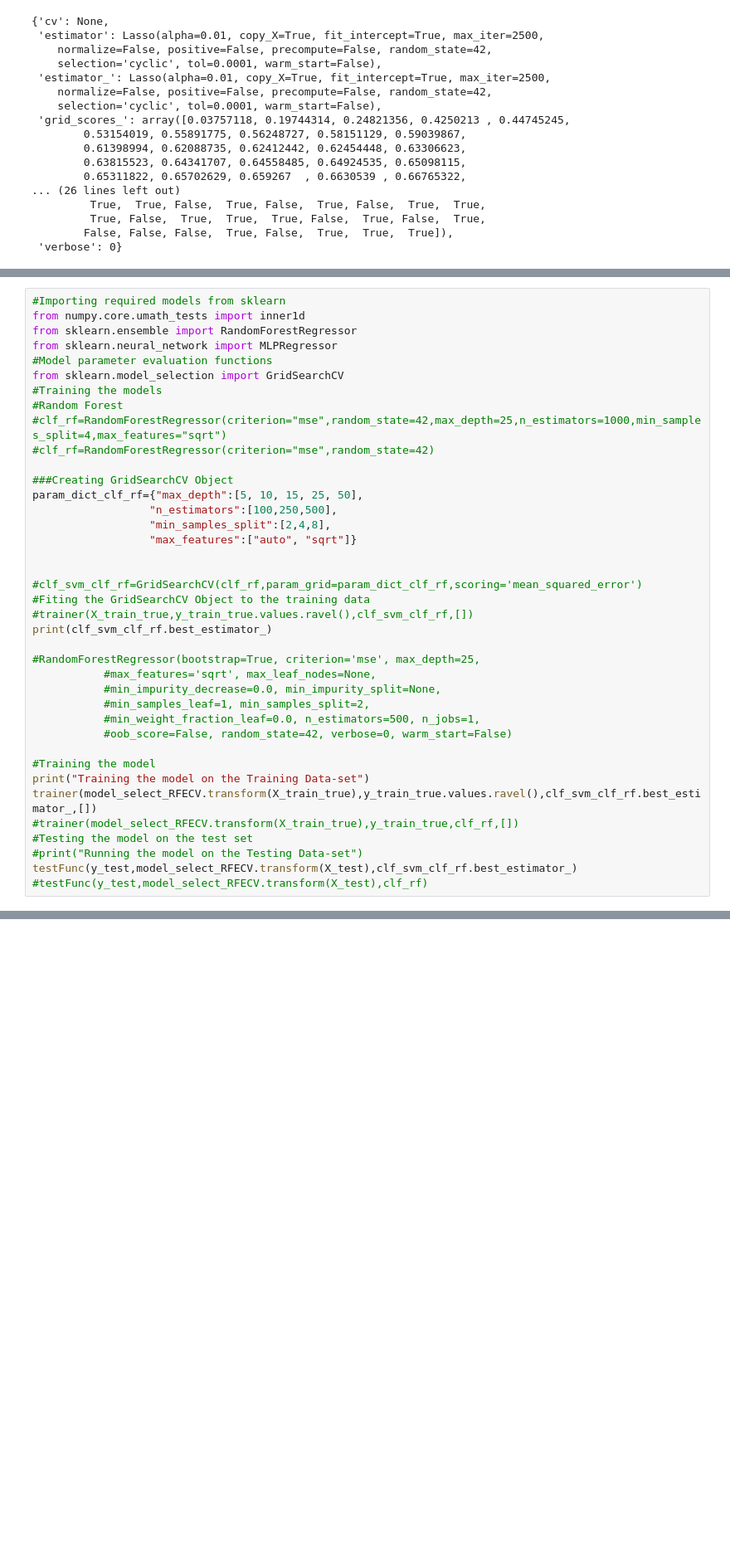
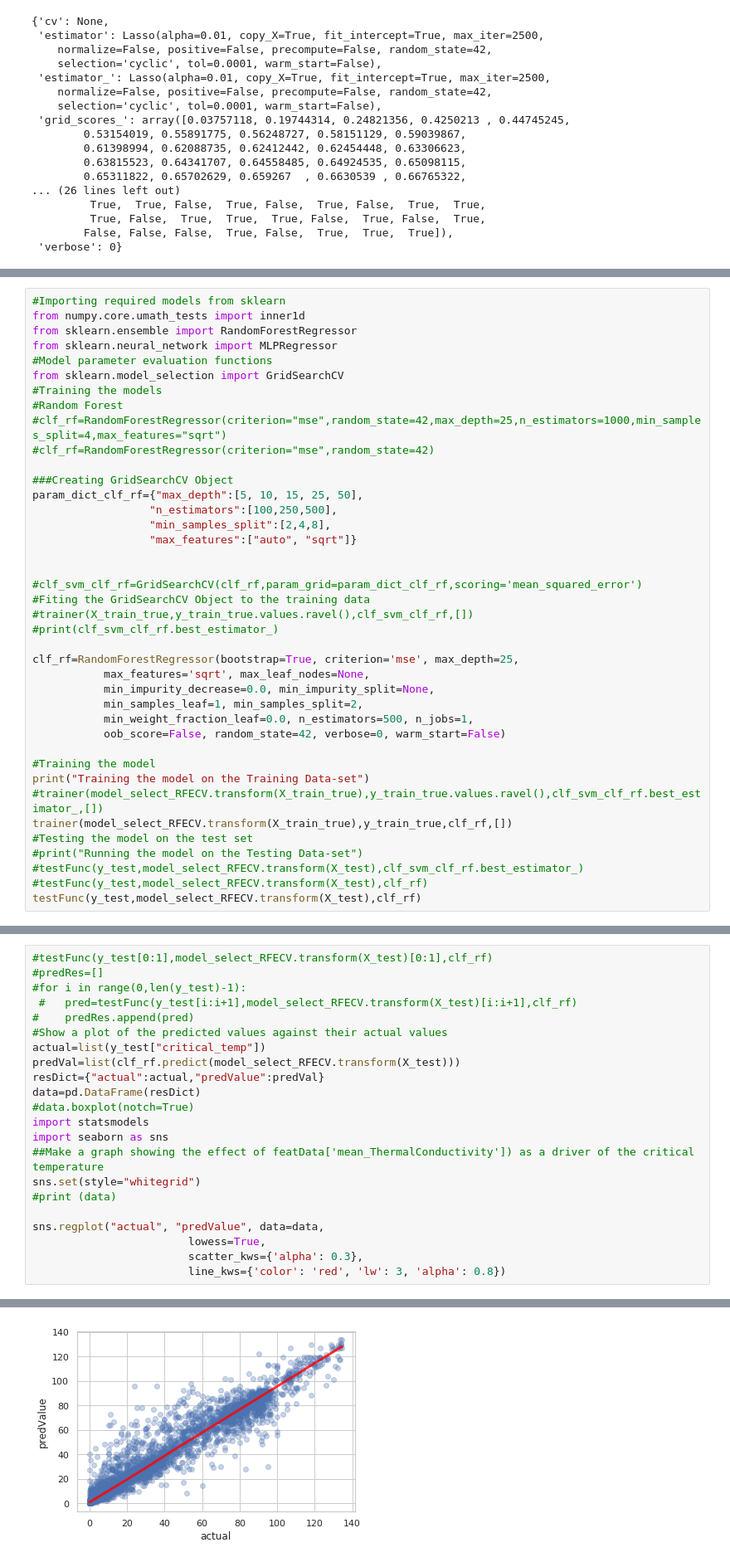
Before and after one commit to joemcg25/machLearn-capstoneProject, a Jupyter notebook: joe_mcgrath_capstone_project.ipynb, the cells around one changed output, grey strips where cells are left out. Shown: that part at 83% size. Cells and saved outputs as stored; diff of their text form; blank space fills up the shorter version.

```diff
--- a/joe_mcgrath_capstone_project.ipynb
+++ b/joe_mcgrath_capstone_project.ipynb
@@ -312,21 +331,22 @@ param_dict_clf_rf={"max_depth":[5, 10, 15, 25, 50],
 #clf_svm_clf_rf=GridSearchCV(clf_rf,param_grid=param_dict_clf_rf,scoring='mean_squared_error')
 #Fiting the GridSearchCV Object to the training data
 #trainer(X_train_true,y_train_true.values.ravel(),clf_svm_clf_rf,[])
-print(clf_svm_clf_rf.best_estimator_)
+#print(clf_svm_clf_rf.best_estimator_)
 
-#RandomForestRegressor(bootstrap=True, criterion='mse', max_depth=25,
-           #max_features='sqrt', max_leaf_nodes=None,
-           #min_impurity_decrease=0.0, min_impurity_split=None,
-           #min_samples_leaf=1, min_samples_split=2,
-           #min_weight_fraction_leaf=0.0, n_estimators=500, n_jobs=1,
-           #oob_score=False, random_state=42, verbose=0, warm_start=False)
+clf_rf=RandomForestRegressor(bootstrap=True, criterion='mse', max_depth=25,
+           max_features='sqrt', max_leaf_nodes=None,
+           min_impurity_decrease=0.0, min_impurity_split=None,
+           min_samples_leaf=1, min_samples_split=2,
+           min_weight_fraction_leaf=0.0, n_estimators=500, n_jobs=1,
+           oob_score=False, random_state=42, verbose=0, warm_start=False)
 
 #Training the model
 print("Training the model on the Training Data-set")
-trainer(model_select_RFECV.transform(X_train_true),y_train_true.values.ravel(),clf_svm_clf_rf.best_estimator_,[])
-#trainer(model_select_RFECV.transform(X_train_true),y_train_true,clf_rf,[])
+#trainer(model_select_RFECV.transform(X_train_true),y_train_true.values.ravel(),clf_svm_clf_rf.best_estimator_,[])
+trainer(model_select_RFECV.transform(X_train_true),y_train_true,clf_rf,[])
 #Testing the model on the test set
 #print("Running the model on the Testing Data-set")
-testFunc(y_test,model_select_RFECV.transform(X_test),clf_svm_clf_rf.best_estimator_)
+#testFunc(y_test,model_select_RFECV.transform(X_test),clf_svm_clf_rf.best_estimator_)
 #testFunc(y_test,model_select_RFECV.transform(X_test),clf_rf)
+testFunc(y_test,model_select_RFECV.transform(X_test),clf_rf)
 # %% [output]
@@ -343,0 +364,23 @@ MSE Score is 80.74156063421819
+# %%
+#testFunc(y_test[0:1],model_select_RFECV.transform(X_test)[0:1],clf_rf)
+#predRes=[]
+#for i in range(0,len(y_test)-1):
+ #   pred=testFunc(y_test[i:i+1],model_select_RFECV.transform(X_test)[i:i+1],clf_rf)
+#    predRes.append(pred)
+#Show a plot of the predicted values against their actual values
+actual=list(y_test["critical_temp"])
+predVal=list(clf_rf.predict(model_select_RFECV.transform(X_test)))
+resDict={"actual":actual,"predValue":predVal}
+data=pd.DataFrame(resDict)
+#data.boxplot(notch=True)
+import statsmodels
+import seaborn as sns
+##Make a graph showing the effect of featData['mean_ThermalConductivity']) as a driver of the critical temperature
+sns.set(style="whitegrid")
+#print (data)
+
+sns.regplot("actual", "predValue", data=data,
+                        lowess=True,
+                        scatter_kws={'alpha': 0.3},
+                        line_kws={'color': 'red', 'lw': 3, 'alpha': 0.8})
+# %% [output]
@@ -344,3 +388,4 @@ MSE Score is 80.74156063421819
+[figure, added]
 # %%
 #Neural Network
 from sklearn import preprocessing
```
Also changed, not shown: parts of 13 cells of this notebook.
